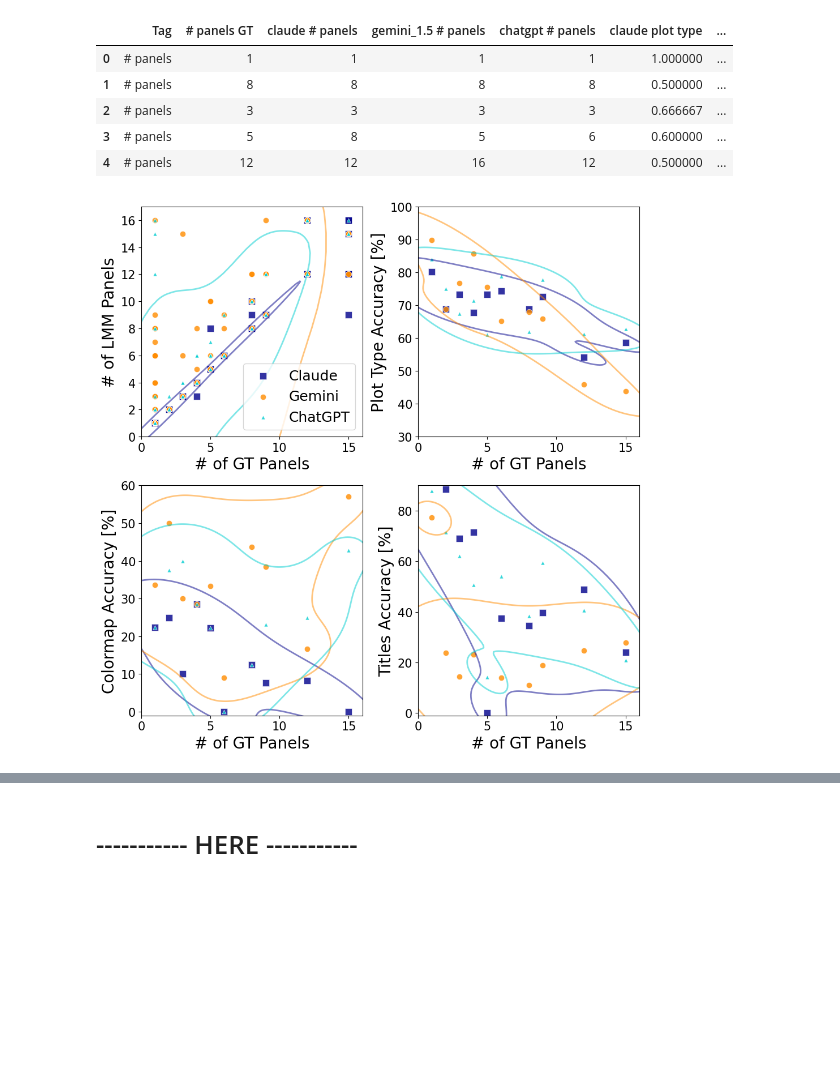
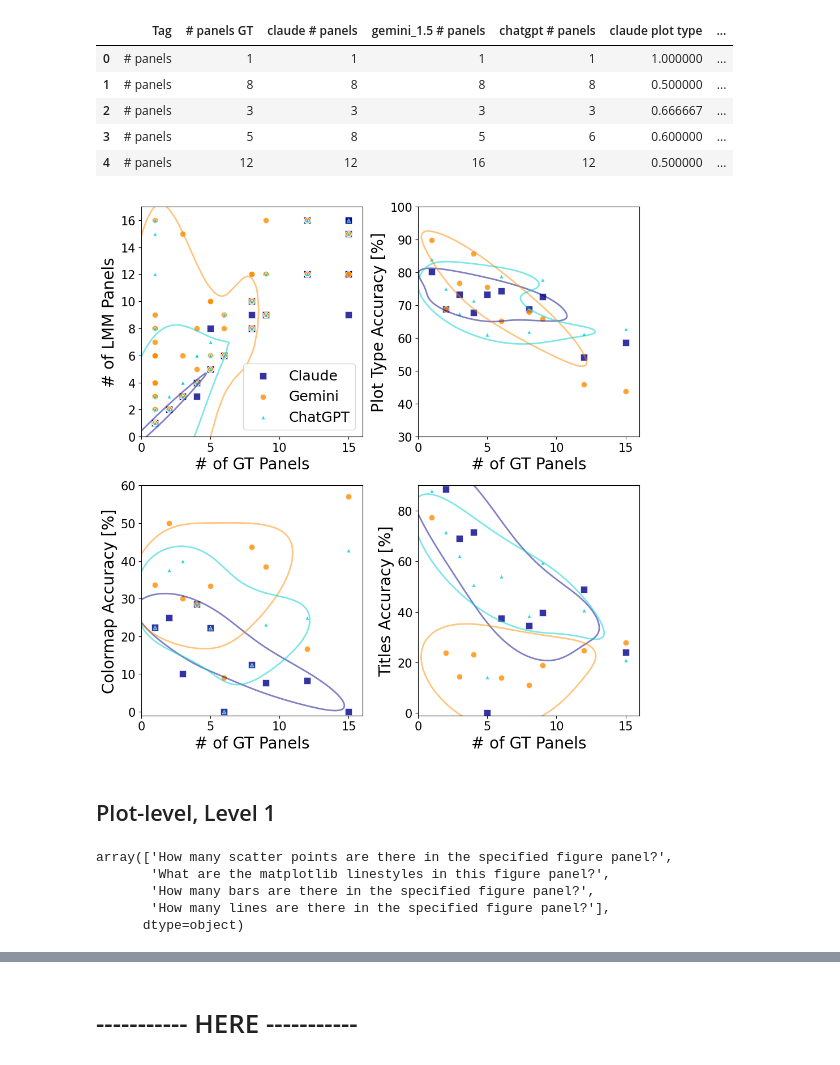
Before and after one commit to ReadingTimeMachine/LLM_VQA_MultiPanel, a Jupyter notebook: parse_lmm_outputs_to_kdes.ipynb, the cells around one changed output, grey strips where cells are left out. Cells and saved outputs as stored; diff of their text form; code cells hidden in the pictures; blank space fills up the shorter version.

Commit message:
about to histogram

```diff
--- a/parse_lmm_outputs_to_kdes.ipynb
+++ b/parse_lmm_outputs_to_kdes.ipynb
@@ -337,15 +348,19 @@ def add_kde_contours(ax, x_data, y_data, color, label, marker, marker_size,
                 fill=False, alpha=alpha, linewidths=2, levels=levels)
 
     # Add scatter points
-    ax.scatter(x_data, y_data, c=color, marker=marker, s=marker_size,
+    if label is not None:
+        ax.scatter(x_data, y_data, c=color, marker=marker, s=marker_size,
               alpha=0.8, label=label, edgecolors='white', linewidth=0.5)
+    else:
+        ax.scatter(x_data, y_data, c=color, marker=marker, s=marker_size,
+              alpha=0.8, edgecolors='white', linewidth=0.5)
 # %%
 # Your existing parameters
 base = 5
 nx = 2; ny = 2
 npanels = nx*ny
 
-levels = [0.25]
+levels = [0.55]
 
 plot_kde = True
 
@@ -444,31 +459,42 @@ for color, col, label, marker, ms in zip(colors, titles_columns, labels, marker_
 
 axes[iax].set_xlabel('# of GT Panels', fontsize=fontsize)
 axes[iax].set_ylabel('Titles Accuracy'+div, fontsize=fontsize)
 
 # Set font sizes for all axes
 for ax in axes:
     ax.tick_params(axis='both', which='major', labelsize=tick_fontsize)
     legend = ax.get_legend()
     if legend is not None:
         ax.legend(fontsize=legend_fontsize)
 
 
 xlim = [0,16]
 
 ylims = [
     [0,17], # # of panels
     [30, 100], # plot type accuracy
     [-1, 60], # colormap accuracy
     [-1, 90] # titles
 ]
 for iax,ax in enumerate(axes):
     ax.set_ylim(ylims[iax])
     # set x-lim
     ax.set_xlim(xlim)
 
 # Adjust layout and save
 fig.tight_layout()
 fig.savefig(save_fig_dir + 'figureLevel_models_vs_npanels_jointplot.pdf')
 plt.show()
 # %% [output]
-[figure, old version]
+[figure, new version]
+# %% [markdown]
+## Plot-level, Level 1
+# %%
+# Level 1
+df[(df['Level Type']=='Plot-level questions') & (df['Level'] == 'Level 1')]['question'].unique()
+# %% [output]
+array(['How many scatter points are there in the specified figure panel?',
+       'What are the matplotlib linestyles in this figure panel?',
+       'How many bars are there in the specified figure panel?',
+       'How many lines are there in the specified figure panel?'],
+      dtype=object)
```
Also changed, not shown: parts of 9 cells of this notebook.
